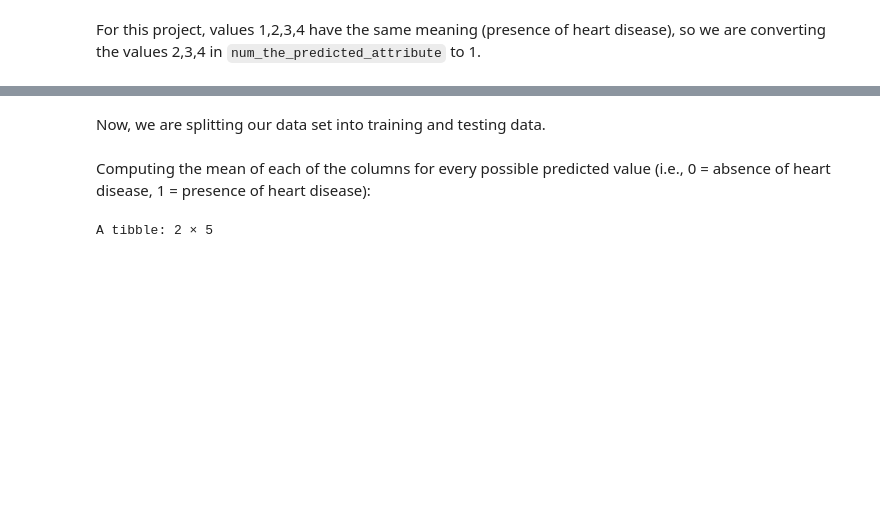
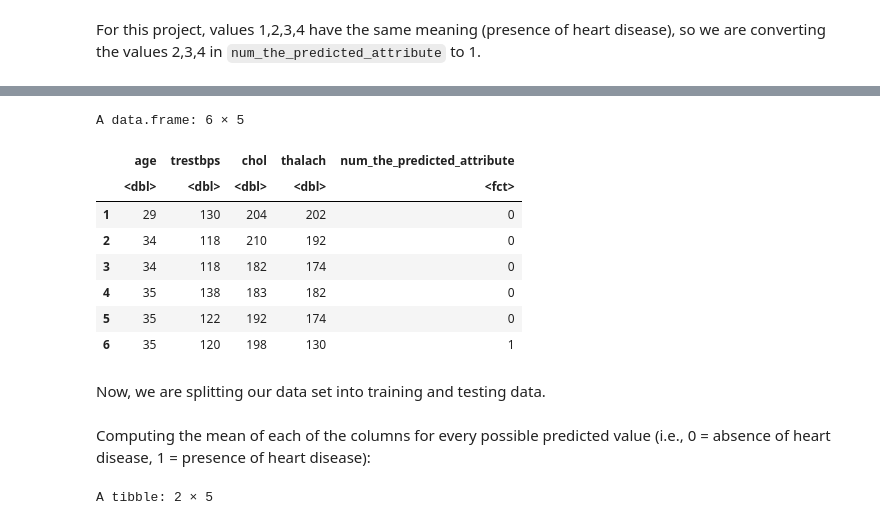
Before and after one commit to ggzggzggzggz/dsci-100-2022w1-group-083, a Jupyter notebook: group_project_proposal.ipynb, the cells around one changed output, grey strips where cells are left out. Saved outputs shown, nothing was run; the diff lists cells and outputs as text; code cells hidden in the pictures; blank space fills up the shorter version.

```diff
--- a/group_project_proposal.ipynb
+++ b/group_project_proposal.ipynb
@@ -68,6 +89,17 @@ data <- mutate(data, num_the_predicted_attribute = as_factor(num_the_predicted_a
 # %%
 #Selecting only the columns we need
-data <- select(data, age, trestbps, chol, thalach, num_the_predicted_attribute)
+heart_data <- select(heart_data, age, trestbps, chol, thalach, num_the_predicted_attribute)
+head(heart_data)
+# %% [output]
+A data.frame: 6 × 5
+|  | age | trestbps | chol | thalach | num_the_predicted_attribute |
+|  | <dbl> | <dbl> | <dbl> | <dbl> | <fct> |
+| 1 | 29 | 130 | 204 | 202 | 0 |
+| 2 | 34 | 118 | 210 | 192 | 0 |
+| 3 | 34 | 118 | 182 | 174 | 0 |
+| 4 | 35 | 138 | 183 | 182 | 0 |
+| 5 | 35 | 122 | 192 | 174 | 0 |
+| 6 | 35 | 120 | 198 | 130 | 1 |
 # %% [markdown]
 Now, we are splitting our data set into training and testing data.
 # %%
```
Also changed, not shown: parts of 7 cells of this notebook.
